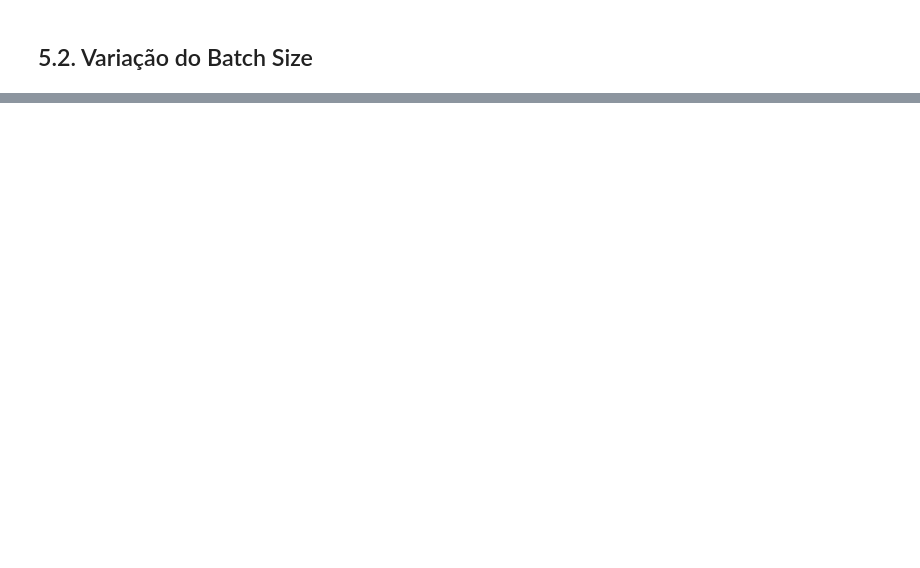
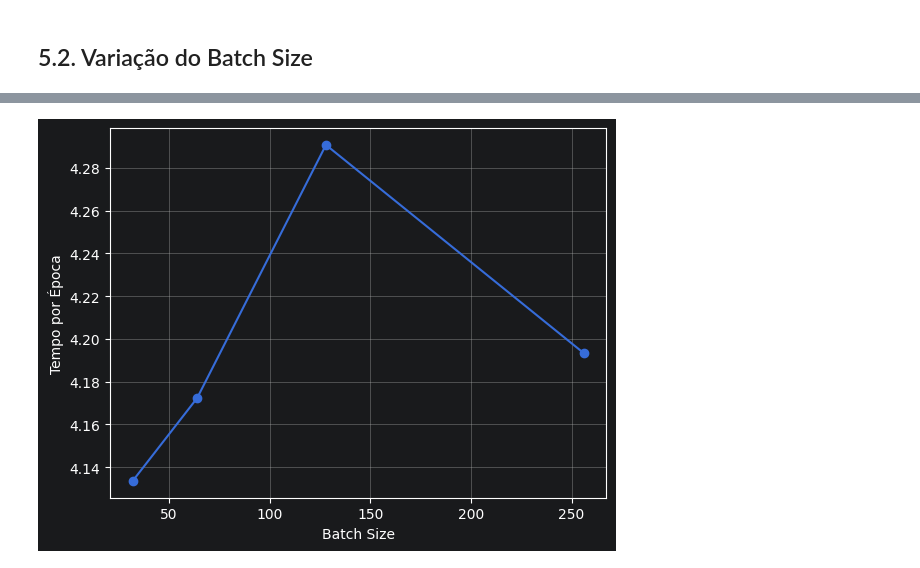
Before and after one commit to eulergomees/parallel_loading, a Jupyter notebook: parallel_loading.ipynb, the cells around one changed output, grey strips where cells are left out. Drawn from its saved outputs; the diff is of its cells as text; code cells hidden in the pictures; blank space fills up the shorter version.

```diff
--- a/parallel_loading.ipynb
+++ b/parallel_loading.ipynb
@@ -559,0 +571,10 @@ Finalizado: Throughput = 1600.03 images/s
+# %%
+df = pd.DataFrame(results_batches)
+
+plt.plot(df['batch_size'], df['avg_epoch_time'], marker='o')
+plt.xlabel('Batch Size')
+plt.ylabel('Tempo por Época')
+plt.grid(True)
+plt.show()
+# %% [output]
+[figure, added]
```
Also changed, not shown: parts of 4 cells of this notebook.
